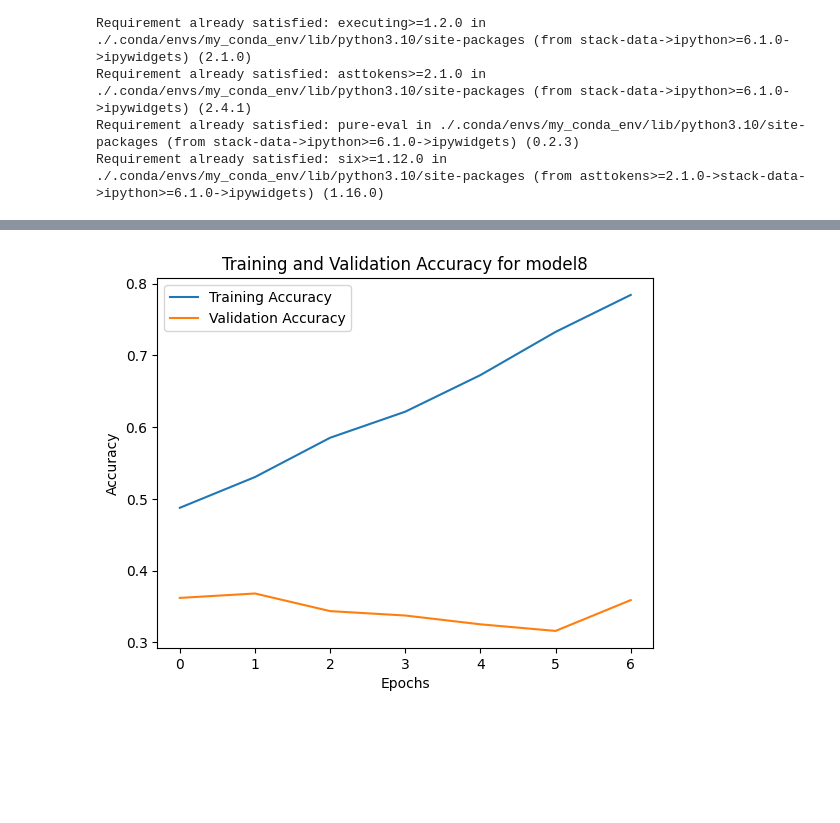
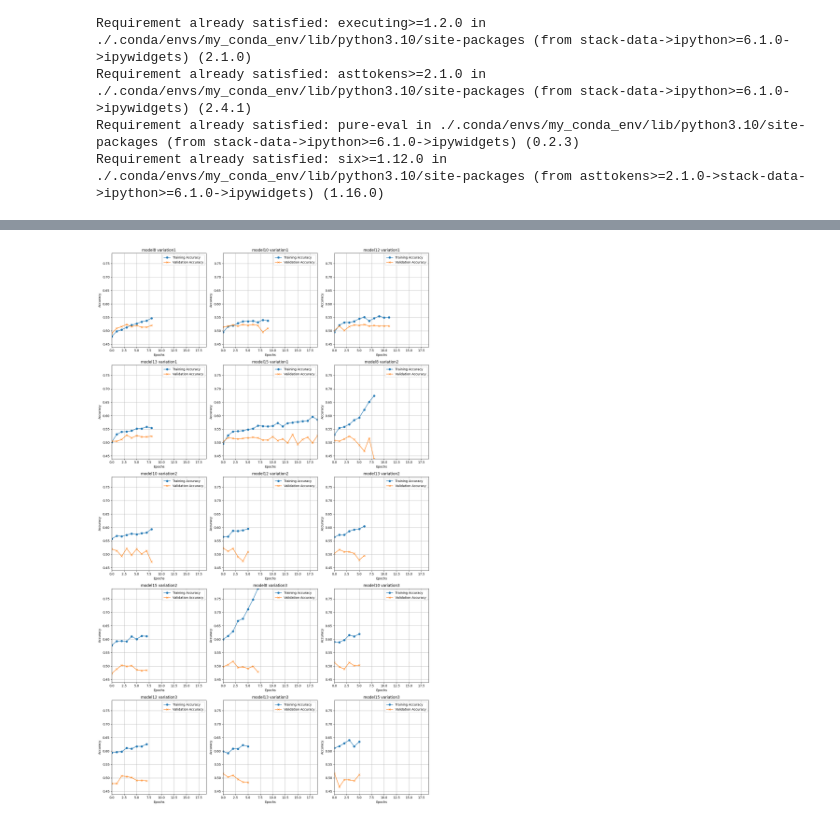
Before and after one commit to wyattnapier/ds340project, a Jupyter notebook: two_branches.ipynb, the cells around one changed output, grey strips where cells are left out. Drawn from its saved outputs; the diff is of its cells as text; code cells hidden in the pictures; blank space fills up the shorter version.

```diff
--- a/two_branches.ipynb
+++ b/two_branches.ipynb
@@ -247,13 +246,13 @@ from sklearn.utils import resample
 
 
 ### balance dataset
-balance = True
+balance = False
 if balance:
     # augment the data
-    emotion_counts = df['Emotion'].value_counts()
-    lowest_emotions = emotion_counts.nsmallest(2).index.tolist()
-    for emotion in lowest_emotions:
-        df = augment_emotion(emotion, df)
+    # emotion_counts = df['Emotion'].value_counts()
+    # lowest_emotions = emotion_counts.nsmallest(2).index.tolist()
+    # for emotion in lowest_emotions:
+    #     df = augment_emotion(emotion, df)
 
     # reduce the data
     neutral_class = 0  # Replace this with the actual index for "neutral" in factorized labels
@@ -270,6 +269,11 @@ if balance:
     # Combine undersampled "neutral" with other classes
     balanced_df = pd.concat([neutral_downsampled, non_neutral_data])
     balanced_df = balanced_df.sample(frac=1).reset_index(drop=True) # Shuffle the dataset for training
+
+    # augment data
+    balanced_df = augment_emotion("fear", balanced_df, 1)
+    balanced_df = augment_emotion("disgust", balanced_df, 1)
+    balanced_df = augment_emotion("anger", balanced_df, 0.25)
 
     texts = list(balanced_df['Transcription'])
     image_paths = list(balanced_df['Spectogram'])
@@ -644,6 +642,7 @@ early_stopping = EarlyStopping(
 
 histories = []
 valid_maxes = []
+final_models = []
 
 variations = [
     ("variation1", build_model_variation1),
@@ -682,6 +681,7 @@ for variation_name, variation_fn in variations:
         )
         num_layers = int(label.split("l")[1]) # extract the number of labels associated with the model
         label = label + " " + variation_name
+        final_models.append((label, combined_model))
         histories.append((label, history))
         valid_maxes.append((num_layers, max(history.history['val_accuracy']) * 100))
         print("Best validation accuracy percentage:", max(history.history['val_accuracy']) * 100, "%\n")
@@ -730,15 +821,61 @@ plt.show()
 # %%
 ### graphs
-import matplotlib.pyplot as plt
 # Plot training vs. validation accuracy
-for name, history in histories:
-    plt.plot(history.history['accuracy'], label='Training Accuracy')
-    plt.plot(history.history['val_accuracy'], label='Validation Accuracy')
-    plt.title(f'Training and Validation Accuracy for {name}')
-    plt.xlabel('Epochs')
-    plt.ylabel('Accuracy')
-    plt.legend()
-    plt.savefig('./plots/train_vs_val_acc', dpi=300)
-    plt.show()
+# for name, history in histories:
+#     plt.plot(history.history['accuracy'], label='Training Accuracy')
+#     plt.plot(history.history['val_accuracy'], label='Validation Accuracy')
+#     plt.title(f'Training and Validation Accuracy for {name}')
+#     plt.xlabel('Epochs')
+#     plt.ylabel('Accuracy')
+#     plt.legend()
+#     plt.savefig('./plots/train_vs_val_acc', dpi=300)
+#     plt.show()
+
+### all in one plot
+# Number of plots (one per history)
+num_plots = len(histories)
+
+# Calculate the number of rows and columns for the grid
+cols = 3  # Adjust based on preference
+rows = math.ceil(num_plots / cols)
+
+# Determine the maximum epochs and accuracy range across all histories
+max_epochs = max(len(history.history['accuracy']) for _, history in histories)
+max_accuracy = max(max(max(history.history['accuracy']), max(history.history['val_accuracy'])) for _, history in histories)
+min_accuracy = min(min(min(history.history['accuracy']), min(history.history['val_accuracy'])) for _, history in histories)
+
+# Create subplots
+fig, axes = plt.subplots(rows, cols, figsize=(15, rows * 5))  # Adjust figsize as needed
+axes = axes.flatten()  # Flatten the grid for easy indexing
+
+# Loop through histories and plot on each subplot
+for i, (label, history) in enumerate(histories):
+    ax = axes[i]
+    train_accuracy = history.history['accuracy']
+    val_accuracy = history.history['val_accuracy']
+
+    ax.plot(train_accuracy, label='Training Accuracy', marker='o')
+    ax.plot(val_accuracy, label='Validation Accuracy', marker='x')
+    ax.set_title(f"{label}")
+    ax.set_xlabel("Epochs")
+    ax.set_ylabel("Accuracy")
+    ax.legend()
+    ax.grid(True)
+
+    # Set consistent axis scale
+    ax.set_xlim(0, max_epochs - 1)
+    ax.set_ylim(min_accuracy, max_accuracy)
+
+# Hide any unused subplots
+for j in range(i + 1, len(axes)):
+    axes[j].axis('off')
+
+# Adjust layout
+plt.tight_layout()
+if balance:
+    plt.savefig('./plots/balanced_train_vs_val_acc_grid.png', dpi=300)
+else:
+    plt.savefig('./plots/unbalanced_train_vs_val_acc_grid.png', dpi=300)
+plt.show()
 # %% [output]
-[figure, old version]
+[figure, new version]
```
Also changed, not shown: parts of 18 cells of this notebook, 7 other files.
